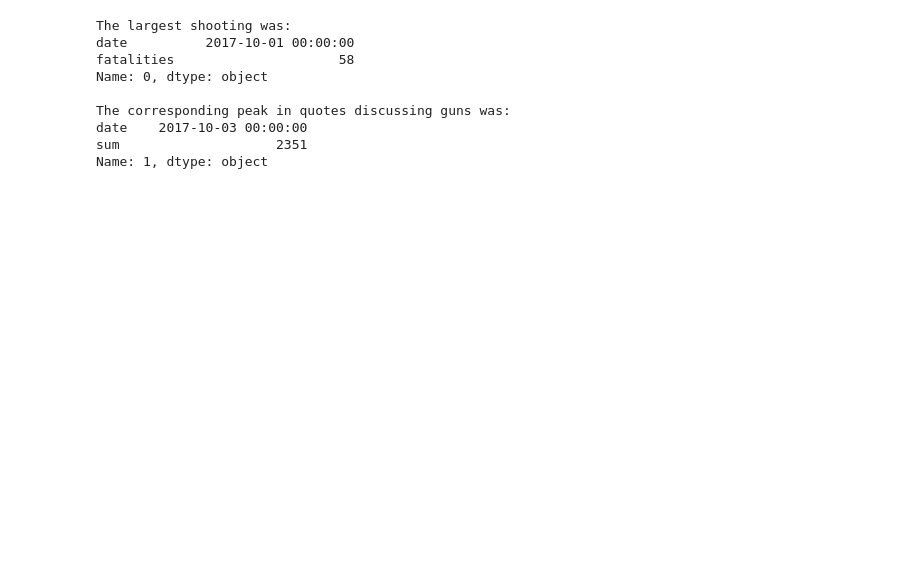
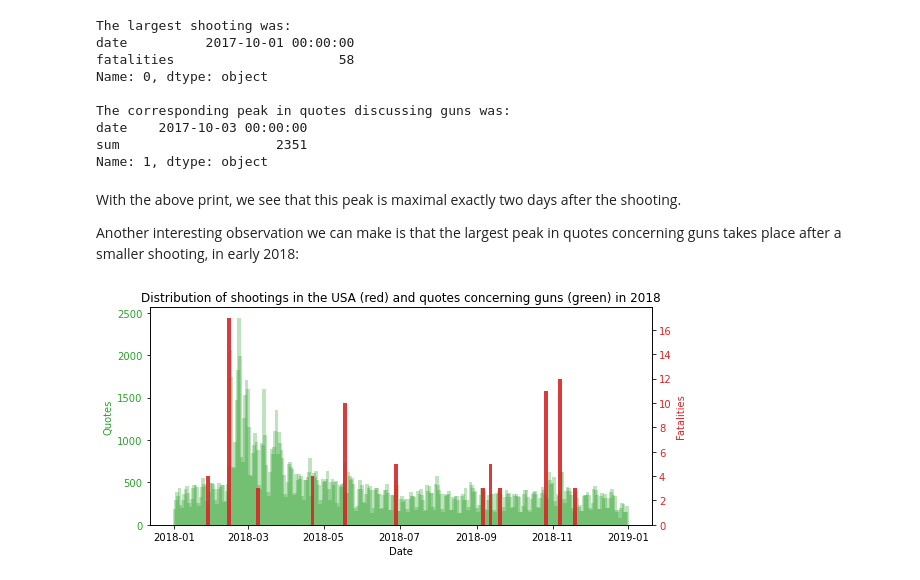
Before and after one commit to epfl-ada/ada-2021-project-clezemath, a Jupyter notebook: milestone2.ipynb, the cells around one changed output. Saved outputs shown, nothing was run; the diff lists cells and outputs as text; code cells hidden in the pictures; blank space fills up the shorter version.

```diff
--- a/milestone2.ipynb
+++ b/milestone2.ipynb
@@ -270,3 +273,34 @@ The corresponding peak in quotes discussing guns was:
 date    2017-10-03 00:00:00
 sum                    2351
 Name: 1, dtype: object
+# %% [markdown]
+With the above print, we see that this peak is maximal exactly two days after the shooting.
+
+Another interesting observation we can make is that the largest peak in quotes concerning guns takes place after a smaller shooting, in early 2018:
+# %%
+# We want to zoom in by looking only at 2018
+backup1_2018 = backup1[(backup1['date'].dt.year==2018)]
+backup2_2018 = backup2[(backup2['date'].dt.year==2018)]
+
+fig, ax1 = plt.subplots(figsize=(9,4))
+
+# Plotting the quotes over time (green barplot)
+color = 'tab:green'
+ax1.set_title('Distribution of shootings in the USA (red) and quotes concerning guns (green) in 2018')
+ax1.set_xlabel('Date')
+ax1.set_ylabel('Quotes', color=color)
+ax1.bar(backup1_2018['date'], backup1_2018['sum'], color=color, alpha=0.3, width = 3)
+ax1.tick_params(axis='y', labelcolor=color)
+
+# Same x-axis, but different y axis
+ax2 = ax1.twinx()
+
+# Plotting the fatalities due to shootings over time (red barplot)
+color = 'tab:red'
+ax2.set_ylabel('Fatalities', color=color)  # we already handled the x-label with ax1
+ax2.bar(backup2_2018['date'], backup2_2018['fatalities'], color=color, alpha=0.9, width = 3)
+ax2.tick_params(axis='y', labelcolor=color)
+
+plt.show()
+# %% [output]
+[figure, added]
```
Also changed, not shown: parts of 9 cells of this notebook.
